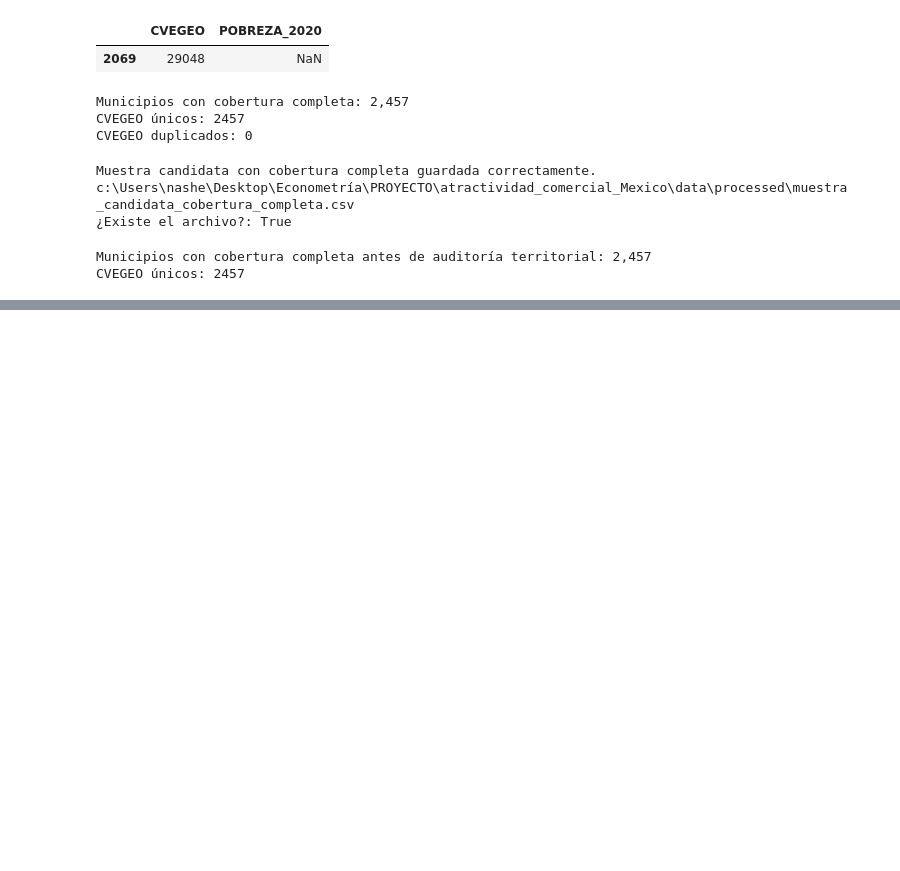
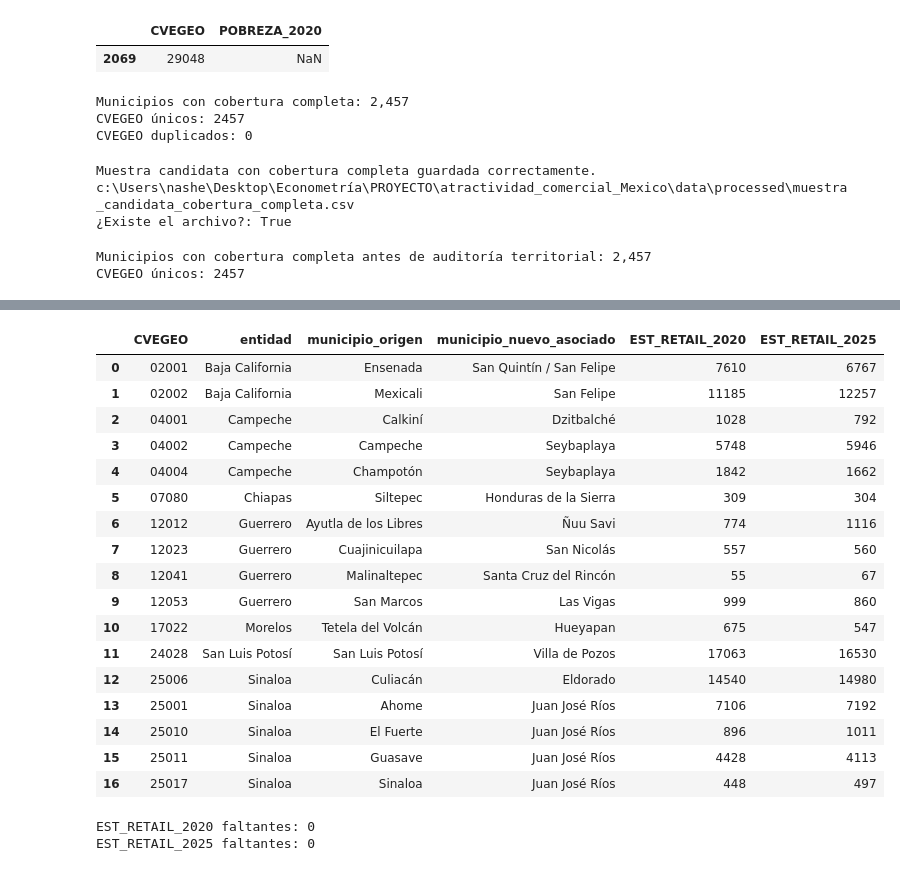
Before and after one commit to Nash963/atractividad-comercial-municipal-mexico, a Jupyter notebook: notebooks/08_auditoria_territorial_2020_2025.ipynb, the cells around one changed output, grey strips where cells are left out. Saved outputs shown, nothing was run; the diff lists cells and outputs as text; code cells hidden in the pictures; blank space fills up the shorter version.

Commit message:
fix: completa auditoria territorial y exporta muestra comparable

```diff
--- a/notebooks/08_auditoria_territorial_2020_2025.ipynb
+++ b/notebooks/08_auditoria_territorial_2020_2025.ipynb
@@ -183,0 +317,74 @@ CVEGEO únicos: 2457
+# %%
+archivo_denue_2020 = (
+    PROCESSED_DIR
+    / "denue_2020_municipal.csv"
+)
+
+archivo_denue_2025 = (
+    PROCESSED_DIR
+    / "denue_2025_municipal.csv"
+)
+
+denue_2020 = pd.read_csv(
+    archivo_denue_2020,
+    dtype={"CVEGEO": "string"}
+)
+
+denue_2025 = pd.read_csv(
+    archivo_denue_2025,
+    dtype={"CVEGEO": "string"}
+)
+
+detalle_afectados = (
+    municipios_afectados_en_muestra
+    .merge(
+        denue_2020[
+            ["CVEGEO", "EST_RETAIL_2020"]
+        ],
+        on="CVEGEO",
+        how="left",
+        validate="one_to_one"
+    )
+    .merge(
+        denue_2025[
+            ["CVEGEO", "EST_RETAIL_2025"]
+        ],
+        on="CVEGEO",
+        how="left",
+        validate="one_to_one"
+    )
+)
+
+display(detalle_afectados)
+# %% [output]
+|  | CVEGEO | entidad | municipio_origen | municipio_nuevo_asociado | EST_RETAIL_2020 | EST_RETAIL_2025 |
+| 0 | 02001 | Baja California | Ensenada | San Quintín / San Felipe | 7610 | 6767 |
+| 1 | 02002 | Baja California | Mexicali | San Felipe | 11185 | 12257 |
+| 2 | 04001 | Campeche | Calkiní | Dzitbalché | 1028 | 792 |
+| 3 | 04002 | Campeche | Campeche | Seybaplaya | 5748 | 5946 |
+| 4 | 04004 | Campeche | Champotón | Seybaplaya | 1842 | 1662 |
+| 5 | 07080 | Chiapas | Siltepec | Honduras de la Sierra | 309 | 304 |
+| 6 | 12012 | Guerrero | Ayutla de los Libres | Ñuu Savi | 774 | 1116 |
+| 7 | 12023 | Guerrero | Cuajinicuilapa | San Nicolás | 557 | 560 |
+| 8 | 12041 | Guerrero | Malinaltepec | Santa Cruz del Rincón | 55 | 67 |
+| 9 | 12053 | Guerrero | San Marcos | Las Vigas | 999 | 860 |
+| 10 | 17022 | Morelos | Tetela del Volcán | Hueyapan | 675 | 547 |
+| 11 | 24028 | San Luis Potosí | San Luis Potosí | Villa de Pozos | 17063 | 16530 |
+| 12 | 25006 | Sinaloa | Culiacán | Eldorado | 14540 | 14980 |
+| 13 | 25001 | Sinaloa | Ahome | Juan José Ríos | 7106 | 7192 |
+| 14 | 25010 | Sinaloa | El Fuerte | Juan José Ríos | 896 | 1011 |
+| 15 | 25011 | Sinaloa | Guasave | Juan José Ríos | 4428 | 4113 |
+| 16 | 25017 | Sinaloa | Sinaloa | Juan José Ríos | 448 | 497 |
+# %%
+print(
+    "EST_RETAIL_2020 faltantes:",
+    detalle_afectados["EST_RETAIL_2020"].isna().sum()
+)
+
+print(
+    "EST_RETAIL_2025 faltantes:",
+    detalle_afectados["EST_RETAIL_2025"].isna().sum()
+)
+# %% [output]
+EST_RETAIL_2020 faltantes: 0
+EST_RETAIL_2025 faltantes: 0
```
Also changed, not shown: parts of 12 cells of this notebook.
